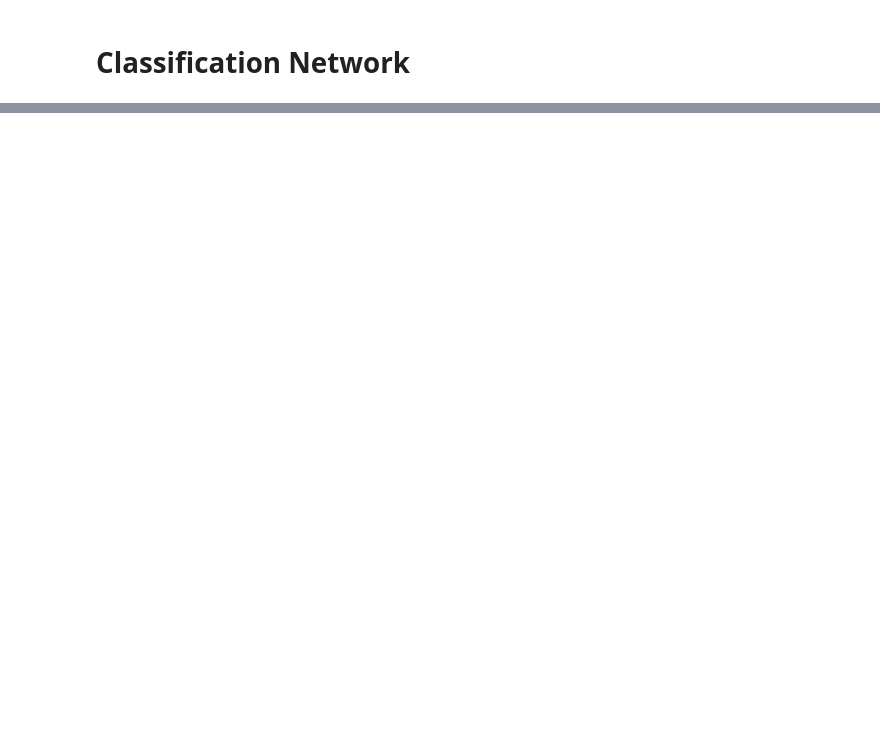
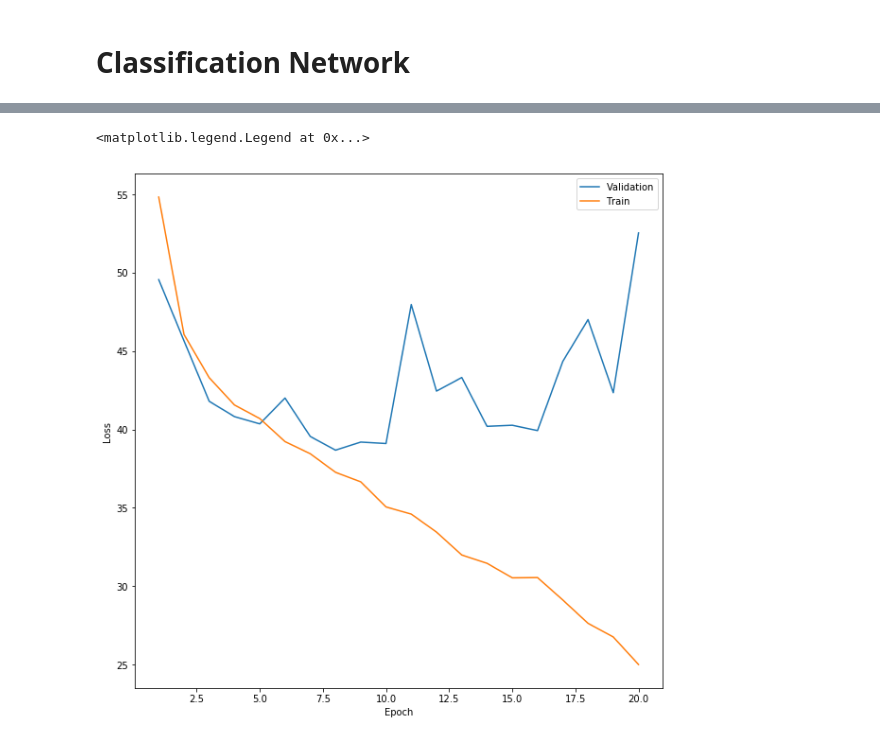
Before and after one commit to atakanguney/computer-vision-term-project, a Jupyter notebook: code/BLSTM.ipynb, the cells around one changed output, grey strips where cells are left out. Saved outputs shown, nothing was run; the diff lists cells and outputs as text; code cells hidden in the pictures; blank space fills up the shorter version.

```diff
--- a/code/BLSTM.ipynb
+++ b/code/BLSTM.ipynb
@@ -270,0 +275,2 @@ Epoch 5/5
+# %%
+history = class_model.fit_generator(generator=train_gen, validation_data=valid_gen, epochs=10)
@@ -270,0 +300,19 @@ Epoch 5/5
+# %%
+history_dict_2 = history.history
+# %%
+val_loss = history_dict_1["val_loss"] + history_dict_2["val_loss"]
+val_our_acc = history_dict_1["val_our_acc"] + history_dict_2["val_our_acc"]
+loss = history_dict_1["loss"] + history_dict_2["loss"]
+our_acc = history_dict_1["our_acc"] + history_dict_2["our_acc"]
+# %%
+epochs = np.arange(1, len(val_loss) + 1)
+# %%
+plt.figure(figsize=(10, 10))
+plt.plot(epochs, val_loss)
+plt.plot(epochs, loss)
+plt.xlabel("Epoch")
+plt.ylabel("Loss")
+plt.legend(["Validation", "Train"])
+# %% [output]
+<matplotlib.legend.Legend at 0x...>
+[figure, added]
```
Also changed, not shown: parts of 37 cells of this notebook, 4 other files.
